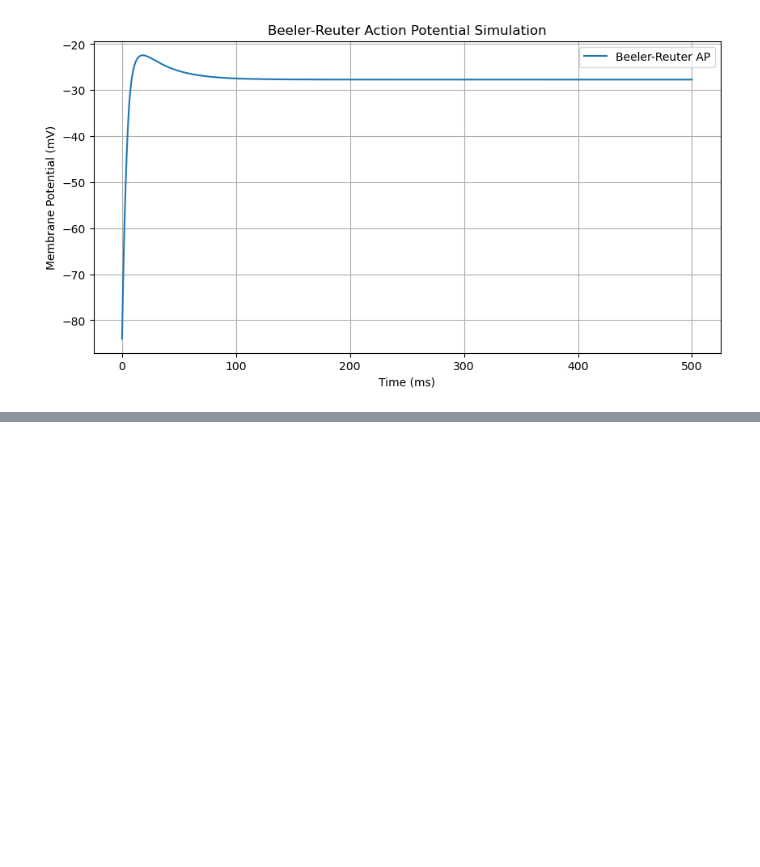
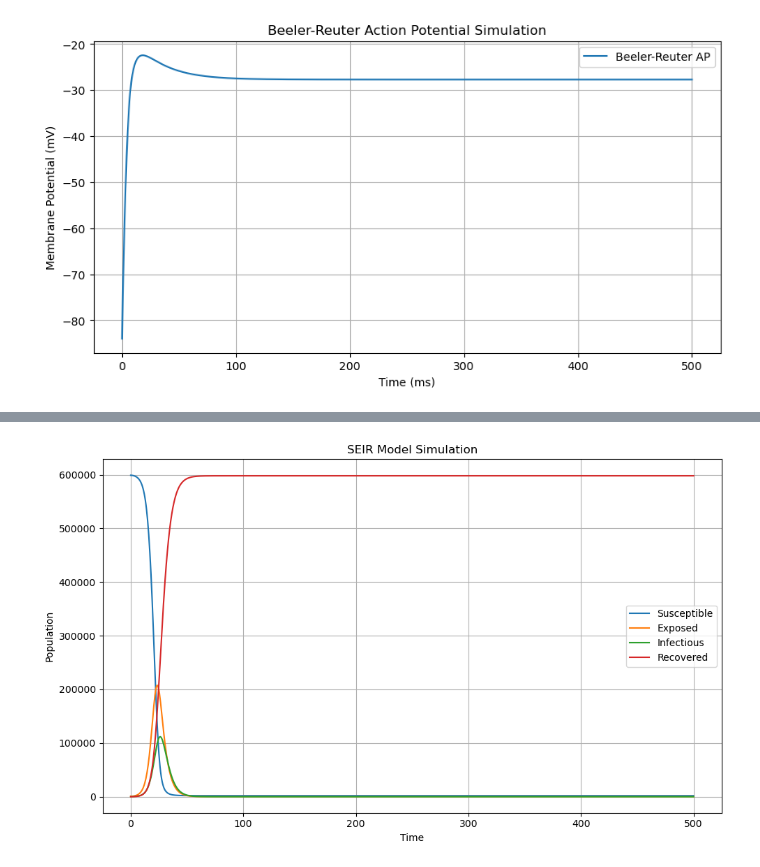
Before and after one commit to Kemuk/first_rotation, a Jupyter notebook: pints_practice.ipynb, the cells around one changed output, grey strips where cells are left out. Cells and saved outputs as stored; diff of their text form; code cells hidden in the pictures; blank space fills up the shorter version.

Commit message:
Cleaned Up Code
Turned model into reusable functions

```diff
--- a/pints_practice.ipynb
+++ b/pints_practice.ipynb
@@ -229,0 +233,93 @@ plt.show()
+# %%
+class SimpleSEIRModel(pints.ForwardModel):
+    """
+    Basic SEIR model with compartments:
+    S: Susceptible
+    E: Exposed (infected but not yet infectious)
+    I: Infectious
+    R: Recovered
+    Parameters:
+        beta: Transmission rate
+        kappa: Incubation rate (1/average incubation period)
+        gamma: Recovery rate (1/average infectious period)
+    """
+
+    def __init__(self):
+        super(SimpleSEIRModel, self).__init__()
+        self.crude_R_t=0
+
+    def n_parameters(self):
+        return 3  # beta, kappa, gamma
+
+    def n_outputs(self):
+        return 4  # S, E, I, R
+
+    def simulate(self, initial_conditions, parameters, times):
+        beta, kappa, gamma = parameters
+        dt = times[1] - times[0]
+        num_steps = len(times)
+
+        # Initial conditions: [S, E, I, R]
+        S0, E0, I0, R0 = initial_conditions
+        states = np.zeros((num_steps, 4))
+        states[0] = [S0, E0, I0, R0]
+
+        for i in range(1, num_steps):
+            S, E, I, R = states[i - 1]
+            N = S + E + I + R
+
+            dS = -beta * S * I / N
+            dE = beta * S * I / N - kappa * E
+            dI = kappa * E - gamma * I
+            dR = gamma * I
+
+            states[i, 0] = S + dt * dS
+            states[i, 1] = E + dt * dE
+            states[i, 2] = I + dt * dI
+            states[i, 3] = R + dt * dR
+
+        self._estimate_crude_R_t(states)
+
+        return states
+
+    def _estimate_crude_R_t(self, states):
+        pop_size = np.sum(states[0])
+        susceptible = states[:, 0]
+        infected = states[:, 2]
+        recovered = states[:, 3]
+
+        # Estimate beta and gamma
+        dS_dt = np.gradient(susceptible)
+        dR_dt = np.gradient(recovered)
+        with np.errstate(divide='ignore', invalid='ignore'):
+            beta_estimate = - dS_dt * pop_size / (susceptible * infected)
+            gamma_estimate = dR_dt / infected
+            crude_R_t = beta_estimate * susceptible / (pop_size * gamma_estimate)
+
+        crude_R_t = np.mean(crude_R_t[np.isfinite(crude_R_t)])
+        self.crude_R_t=crude_R_t
+
+# Instantiate and simulate the model
+model = SimpleSEIRModel()
+times = np.linspace(0, 500, 1000)
+parameters = [1.8, 1/5, 1/3]
+initial_conditions = [599000,1000,0,0]
+
+seir_output = model.simulate(initial_conditions, parameters, times)
+S, E, I, R = seir_output.T  # Transpose to unpack each compartment
+
+# Plot results
+plt.figure(figsize=(10, 6))
+plt.plot(times, S, label="Susceptible")
+plt.plot(times, E, label="Exposed")
+plt.plot(times, I, label="Infectious")
+plt.plot(times, R, label="Recovered")
+plt.xlabel("Time")
+plt.ylabel("Population")
+plt.title("SEIR Model Simulation")
+plt.legend()
+plt.grid(True)
+plt.tight_layout()
+plt.show()
+# %% [output]
+[figure, added]
```
Also changed, not shown: parts of 10 cells of this notebook, 4 other files.
